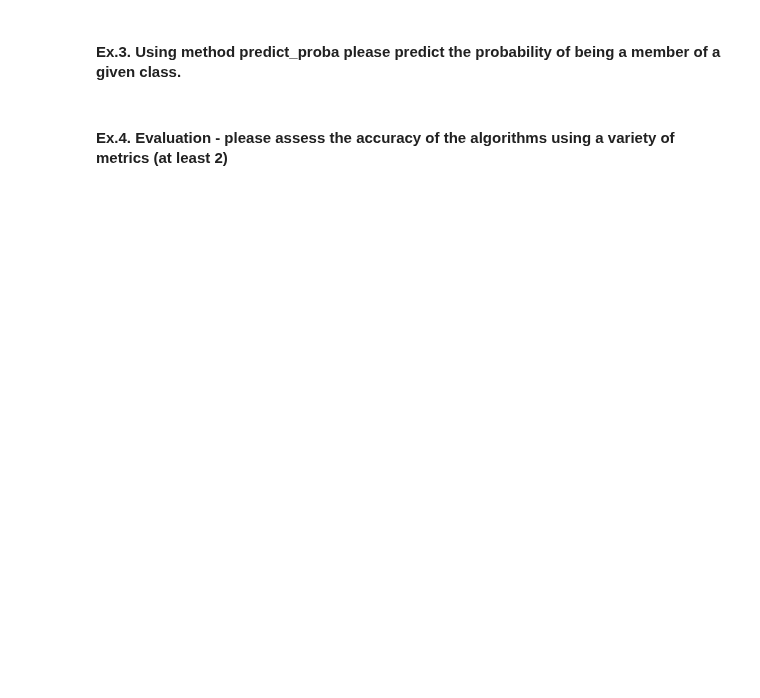
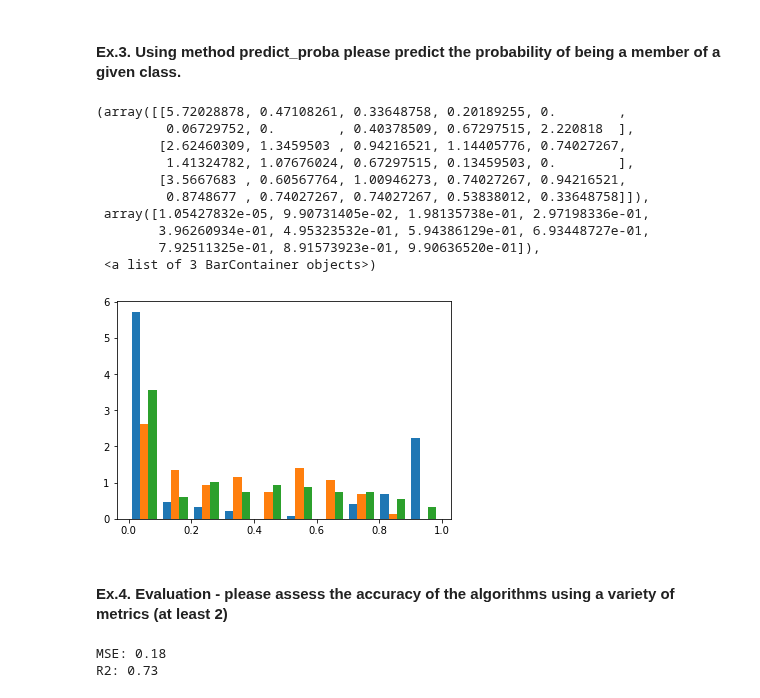
Before and after one commit to rgasior/Machine-Learning, a Jupyter notebook: lab_3/lab_3.ipynb, the cells around one changed output. Saved outputs shown, nothing was run; the diff lists cells and outputs as text; code cells hidden in the pictures; blank space fills up the shorter version.

```diff
--- a/lab_3/lab_3.ipynb
+++ b/lab_3/lab_3.ipynb
@@ -133,10 +160,10 @@ from sklearn import datasets
 iris = datasets.load_iris()
 X = iris.data[:, :2]  # we are analyzing only 2 parameters
 Y = iris.target
-X = (X - X.mean()) / X.std()
+#X = (X - X.mean()) / X.std()
 # %% [markdown]
 #### Ex.1. Get yourself familiar with the object sklearn.linear_model.LogisticRegression and choose appropriate optimalization algorithm, regularization coefficient and create a regression model.
 # %%
 logreg = LogisticRegression(C=1, solver='newton-cg', multi_class='multinomial')
-logreg.fit(X, y)
+logreg.fit(X, Y)
 # %% [output]
@@ -173,4 +200,28 @@ NotFittedError: This LogisticRegression instance is not fitted yet. Call 'fit' w
 # %% [markdown]
 #### Ex.3. Using method predict_proba please predict the probability of being a member of a given class.
+# %%
+plt.figure()
+plt.hist(logreg.predict_proba(X), density=True)
+# %% [output]
+(array([[5.72028878, 0.47108261, 0.33648758, 0.20189255, 0.        ,
+         0.06729752, 0.        , 0.40378509, 0.67297515, 2.220818  ],
+        [2.62460309, 1.3459503 , 0.94216521, 1.14405776, 0.74027267,
+         1.41324782, 1.07676024, 0.67297515, 0.13459503, 0.        ],
+        [3.5667683 , 0.60567764, 1.00946273, 0.74027267, 0.94216521,
+         0.8748677 , 0.74027267, 0.74027267, 0.53838012, 0.33648758]]),
+ array([1.05427832e-05, 9.90731405e-02, 1.98135738e-01, 2.97198336e-01,
+        3.96260934e-01, 4.95323532e-01, 5.94386129e-01, 6.93448727e-01,
+        7.92511325e-01, 8.91573923e-01, 9.90636520e-01]),
+ <a list of 3 BarContainer objects>)
+[figure, added]
 # %% [markdown]
 #### Ex.4. Evaluation - please assess the accuracy of the algorithms using a variety of metrics (at least 2)
+# %%
+Z = logreg.predict(X)
+MSE = mean_squared_error(Y, Z)
+r2 = r2_score(Y, Z)
+print(f'MSE: {MSE}')
+print(f'R2: {r2}')
+# %% [output]
+MSE: 0.18
+R2: 0.73
```
Also changed, not shown: parts of 9 cells of this notebook.
